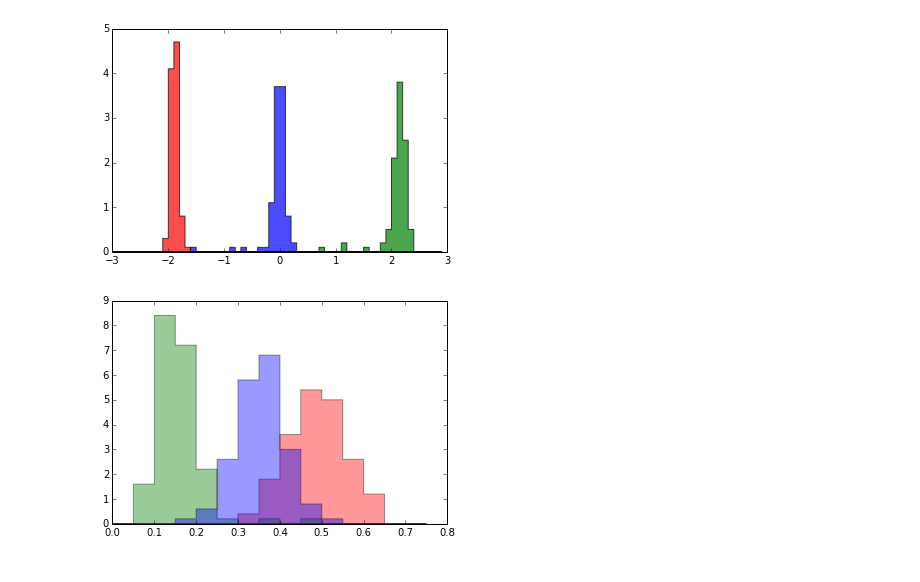
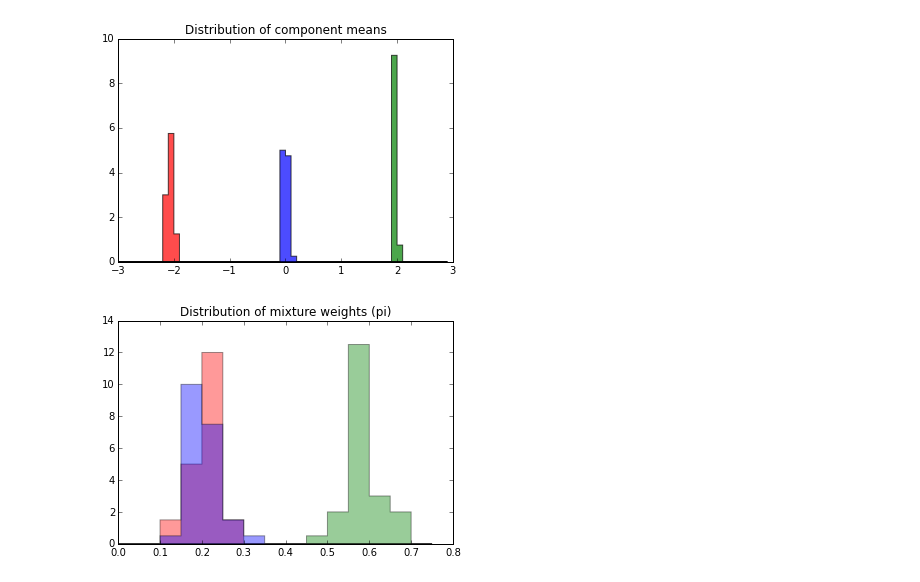
Before and after one commit to tdhopper/mcmc, a Jupyter notebook: Collapsed Gibbs Sampler for Finite Mixture Model.ipynb, the cells around one changed output. Cells and saved outputs as stored; diff of their text form; code cells hidden in the pictures.

```diff
--- a/Collapsed Gibbs Sampler for Finite Mixture Model.ipynb
+++ b/Collapsed Gibbs Sampler for Finite Mixture Model.ipynb
@@ -94,7 +97,8 @@ def posterior_predictive_score(x_i, suffstat, sigma2, prior_mu, prior_sigma2):
     predictive_sigma2 = sigma2 + posterior_sigma2
     predictive_sd = np.sqrt(predictive_sigma2)
 
-    return np.log(stats.norm(predictive_mu, predictive_sd).pdf(x_i))
+    return stats.norm(predictive_mu, predictive_sd).logpdf(x_i)
+
 
 def generate_suffstat(X):
     X = np.array(X)
@@ -114,20 +118,33 @@ def sample_marginalized_parameters(suffstats, alpha, prior_mu, prior_sigma2, sig
     ## TODO
     mus = []
     for n, suffstat in enumerate(suffstats):
-        numerator = (prior_mu / prior_sigma2 + suffstat.mu * suffstat.N / sigma2)
-        denominator = 1.0 / prior_sigma2 + suffstat.N / sigma2
+        numerator = (prior_mu / prior_sigma2 +
+                     suffstat.mu * suffstat.N / sigma2)
+        denominator = (1.0 / prior_sigma2 +
+                       suffstat.N / sigma2)
         posterior_mu = numerator / denominator
         posterior_sigma2 = 1.0 / (1.0 / prior_sigma2 + suffstat.N)
         mus.append(stats.norm(posterior_mu, posterior_sigma2).rvs())
     return Params(pi, np.array(mus))
+
+def model_score(X, mu_vec, sigma2_vec, pi_vec):
+    scores = []
+    for x in X:
+        s = [pi * stats.norm(mu, sigma2).pdf(x)
+             for mu, sigma2, pi in
+             zip(mu_vec, sigma2_vec, pi_vec)]
+        scores.append(np.log(sum(s)))
+    return np.sum(scores)
 # %%
 # Generate data
 
 K = 3 # Number of components
-sigma2 = .3 # Fix variance for components
+sigma2 = .1 # Fix variance for components
 N = 100 # Total number of samples for fake data
-pi = [.5, .4, .1] # Component weights for fake data
+real_pi = [.25, .25, .5] # Component weights for fake data
+real_means = [-2, 0, 2]
+X, components = generate(weights=real_pi, means=real_means, var=sigma2, N=N)
+_ = plt.hist(X)
 
-X, components = generate(weights=pi, means=[-2, 0, 2], var=sigma2, N=N)
-_ = plt.hist(X)
+model_score(X, real_means, K * [sigma2], real_pi)
 # %% [output]
@@ -135,16 +153,17 @@ _ = plt.hist(X)
 # %%
 K = 3
-ITERS = 100
+ITERS = 50
 
 c = [random.choice(range(K)) for i in range(len(X))]
 all_suffstats = {k: generate_suffstat([x for x, assignment in zip(X, c) if assignment == k]) for k in range(K)}
 
-prior_mu, prior_sigma2 = 0, 3
+prior_mu, prior_sigma2 = 50, 5
 alpha = 1
 
 posterior_c_dist = []
 posterior_mu_dist = []
 posterior_pi_dist = []
+model_scores = []
 
 for iteration in range(ITERS):
     for i, (datapoint, assignment) in enumerate(zip(X, c)):
@@ -153,7 +172,7 @@ for iteration in range(ITERS):
         counts = Counter(c)
         cluster_sizes = [counts.get(k, 0) for k in range(K)]
         predictive_score = np.array([posterior_predictive_score(datapoint, ss, sigma2, prior_mu, prior_sigma2)
-                  for component, ss in all_suffstats.iteritems()])
+                                     for component, ss in all_suffstats.iteritems()])
         cluster_score = np.array([cluster_assign_score(cluster_sizes[component] - 1, K, alpha)
                                     for component, ss in all_suffstats.iteritems()])
         scores = predictive_score + cluster_score
@@ -164,12 +183,14 @@ for iteration in range(ITERS):
 
         all_suffstats[new_component] = add_datapoint_to_suffstats(datapoint, all_suffstats[new_component])
 
-    pi, mu = sample_marginalized_parameters(all_suffstats.values(), alpha, prior_mu, prior_sigma2, sigma2, K)
+    pi, mu = sample_marginalized_parameters(all_suffstats.values(), alpha,
+                                            prior_mu, prior_sigma2, sigma2, K)
     posterior_c_dist.append(c[:])
     posterior_mu_dist.append(mu)
     posterior_pi_dist.append(pi)
+
+    model_scores.append(model_score(X, mu, K * [sigma2], pi))
     print 'iteration', iteration + 1
-    # TODO: Print total model score (should decrease over time)
     for k, v in all_suffstats.iteritems():
         print "\t", k, v
 # %% [output]
@@ -213,8 +236,13 @@ for i in range(0, len(posterior_c_dist), 5):
 # %%
-_ = plt.hist(np.array(posterior_mu_dist), histtype='stepfilled', normed=True, alpha=.7, bins=np.arange(-3, 3, .1))
+ax = plt.figure().add_subplot(111)
+ax.set_title("Distribution of component means")
+
+_ = plt.hist(np.array(posterior_mu_dist)[10:], histtype='stepfilled', normed=True, alpha=.7, bins=np.arange(-3, 3, .1))
 # %% [output]
-[figure, old version]
+[figure, new version]
 # %%
-_ = plt.hist(np.array(posterior_pi_dist), histtype='stepfilled', normed=True, alpha=.4, bins=np.arange(0, .8, .05))
+ax = plt.figure().add_subplot(111)
+ax.set_title("Distribution of mixture weights (pi)")
+_ = plt.hist(np.array(posterior_pi_dist)[10:], histtype='stepfilled', normed=True, alpha=.4, bins=np.arange(0, .8, .05))
 # %% [output]
-[figure, old version]
+[figure, new version]
```
Also changed, not shown: parts of 5 cells of this notebook.
